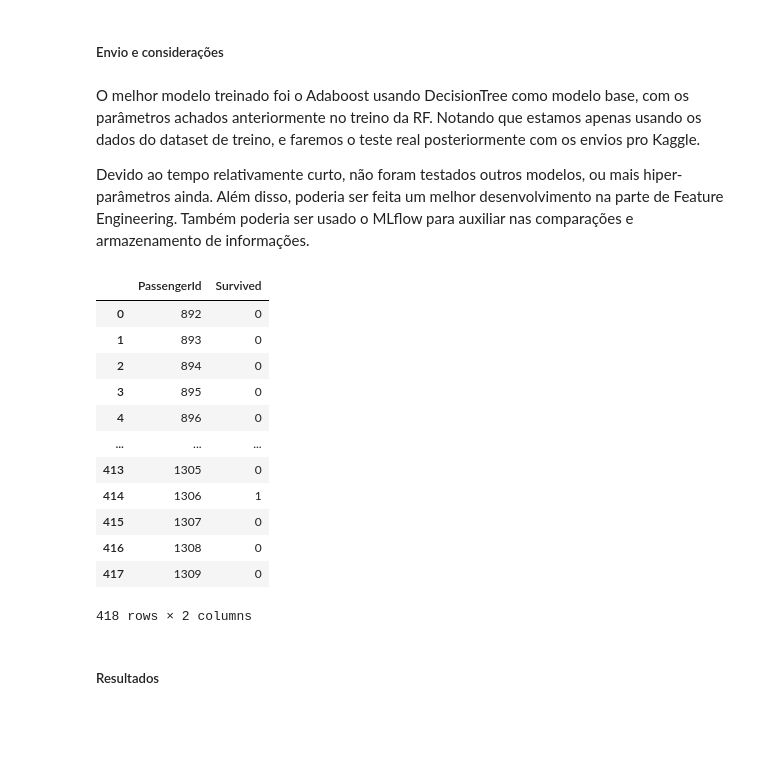
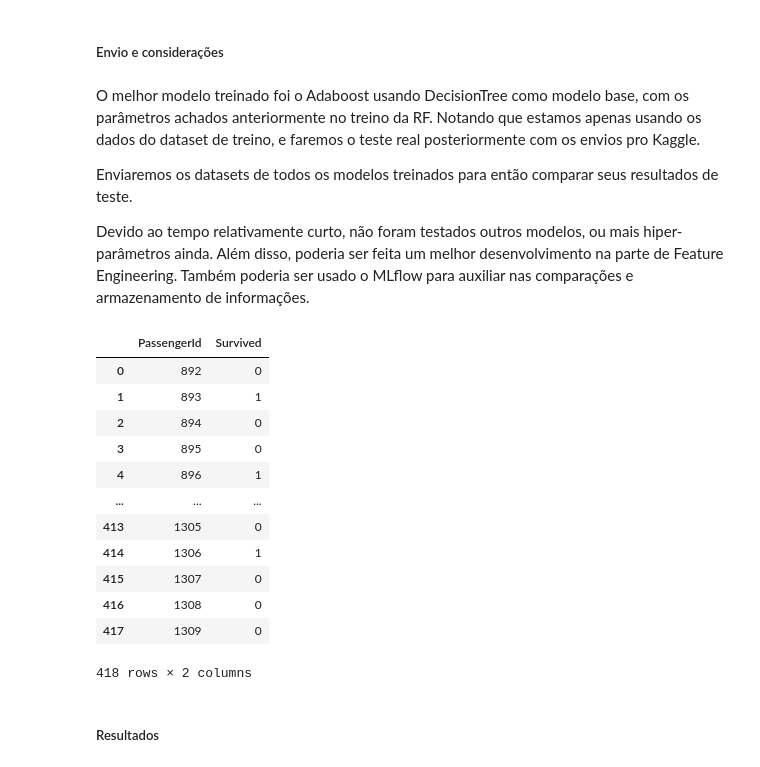
Before and after one commit to GuilhermeRomano/ml_titanic, a Jupyter notebook: training.ipynb, the cells around one changed output. Cells and saved outputs as stored; diff of their text form; code cells hidden in the pictures; blank space fills up the shorter version.

```diff
--- a/training.ipynb
+++ b/training.ipynb
@@ -21,7 +19,7 @@ from datetime import datetime
 # %% [markdown]
 ##### Funções
 # %%
-def get_dataset(in_path, type):
+def get_dataset(in_path):
     """
     Creates new features from different columns and exports to csv file.
     """
@@ -49,7 +47,7 @@ input_test = path.join(DATA_FOLDER, RAW_FOLDER, TEST_FILE)
 
 # Prepare pipeline steps.
 # Transformer for categorical features
-categorical_features = ["Pclass", "Sex", "Embarked"]
+categorical_features = ["Pclass", "Sex"]
 categorical_transformer = Pipeline(
     [
         ("imputer_cat", SimpleImputer(strategy="constant", fill_value="missing")),
@@ -59,7 +57,7 @@ categorical_transformer = Pipeline(
 
 # Transformer for numerical features.
 # We use MinMaxScaler because of our data distribution
-numeric_features = ["Age", "SibSp", "Parch", "Fare"]
+numeric_features = ["Age", "Fare"]
 numeric_transformer = Pipeline(
     [("imputer_num", SimpleImputer(strategy="median")), ("scaler", MinMaxScaler())]
 )
@@ -109,14 +107,14 @@ lr_params = {
     "lr__solver": ["liblinear"],
 }
 
-rskf = RepeatedStratifiedKFold(n_splits=5, n_repeats=5, random_state=42)
+rskf = RepeatedStratifiedKFold(n_splits=5, n_repeats=10, random_state=42)
 
 lr_cv = GridSearchCV(
     lr_pipeline,
     lr_params,
     cv=rskf,
     scoring=["f1", "accuracy"],
-    refit="accuracy",
+    refit="f1",
     n_jobs=-1,
 )
 # %%
@@ -160,7 +158,7 @@ rf_cv = GridSearchCV(
     rf_params,
     cv=rskf,
     scoring=["f1", "accuracy"],
-    refit="accuracy",
+    refit="f1",
     n_jobs=-1,
 )
 # %%
@@ -237,18 +233,20 @@ weighted avg       0.88      0.88      0.88       891
 # %% [markdown]
 O melhor modelo treinado foi o Adaboost usando DecisionTree como modelo base, com os parâmetros achados anteriormente no treino da RF. Notando que estamos apenas usando os dados do dataset de treino, e faremos o teste real posteriormente com os envios pro Kaggle.
 
+Enviaremos os datasets de todos os modelos treinados para então comparar seus resultados de teste.
+
 Devido ao tempo relativamente curto, não foram testados outros modelos, ou mais hiper-parâmetros ainda. Além disso, poderia ser feita um melhor desenvolvimento na parte de Feature Engineering. Também poderia ser usado o MLflow para auxiliar nas comparações e armazenamento de informações.
 # %%
 output = test.loc[:, ["PassengerId"]]
-output["Survived"] = ada_cv.predict(test)
+output["Survived"] = rf_cv.predict(test)
 output
 # %% [output]
 |  | PassengerId | Survived |
 | 0 | 892 | 0 |
-| 1 | 893 | 0 |
+| 1 | 893 | 1 |
 | 2 | 894 | 0 |
 | 3 | 895 | 0 |
-| 4 | 896 | 0 |
+| 4 | 896 | 1 |
 | ... | ... | ... |
 | 413 | 1305 | 0 |
 | 414 | 1306 | 1 |
```
Also changed, not shown: parts of 6 cells of this notebook, 1 other file.
